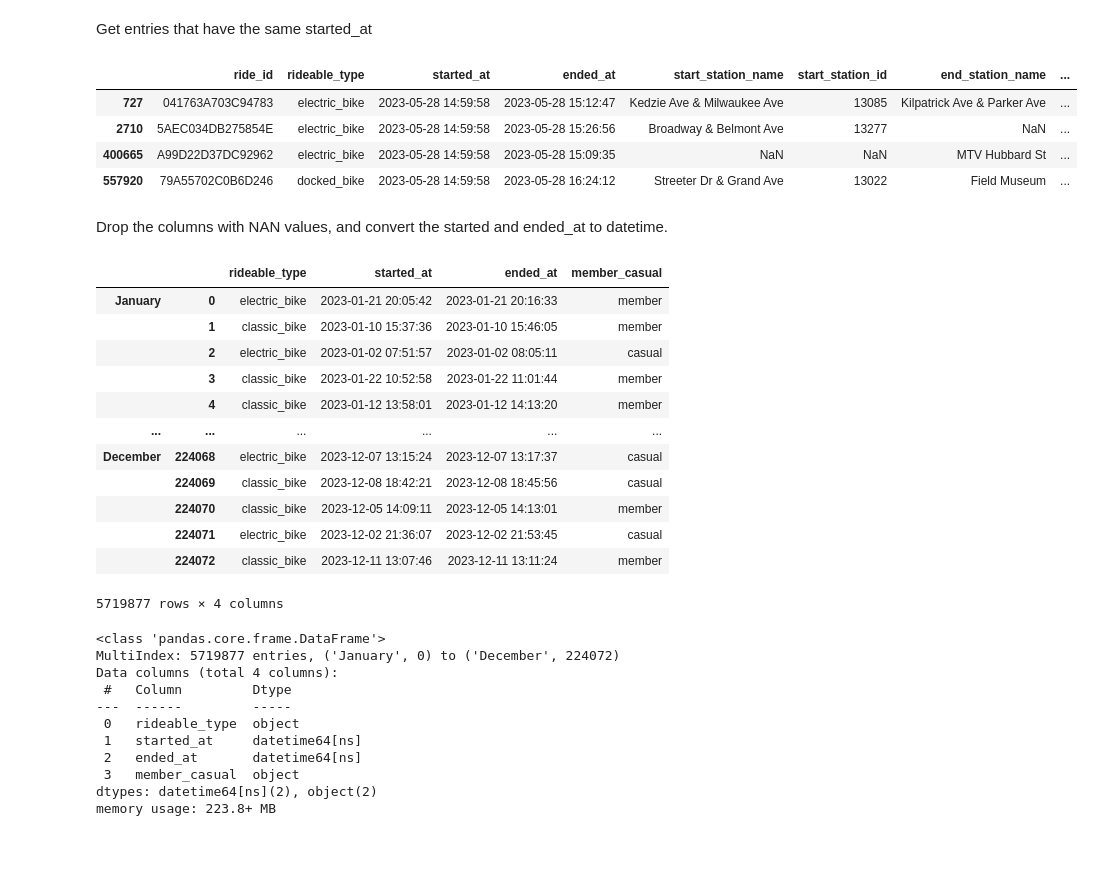
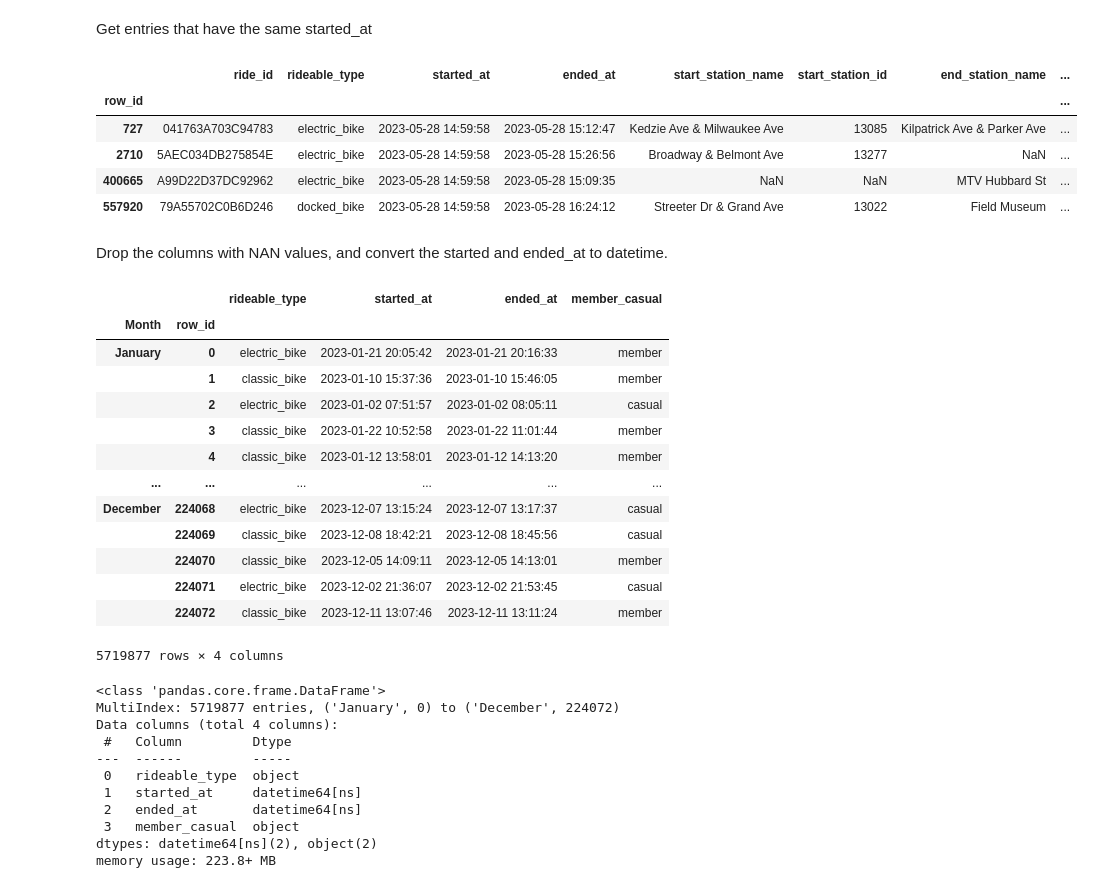
Before and after one commit to SummerKassem/BikeShareCS, a Jupyter notebook: Code/bike_share_analysis.ipynb, the cells around one changed output. Cells and saved outputs as stored; diff of their text form; code cells hidden in the pictures; blank space fills up the shorter version.

Commit message:
finished multi-index
finished repeating all steps using multi-index. finished mean, max. Next is mode

```diff
--- a/Code/bike_share_analysis.ipynb
+++ b/Code/bike_share_analysis.ipynb
@@ -40,6 +41,8 @@ def read_data(dir):
     # reorder DFs so that they have the right order
     all_data = all_data.reorder_levels(order=[0, 1]).loc[month_order]
 
+    all_data.index.names = ['Month', 'row_id']
+
     return all_data
 # %%
 #3
@@ -280,16 +286,17 @@ Get entries that have the same started_at
 # %%
 #12
 # this is a series of flags, True if unique, False if there exists another entry like this one
 duplicated_flags = original_data.loc["May"].started_at.duplicated()
 # use the flags to retrieve entries where duplicated == True
 get_duplicates = original_data.loc["May"][duplicated_flags]
 # get the started_at time for first row in the duplicates
 first_duplicate = get_duplicates.iloc[0].started_at
 # find the rest of the entries that match the same started_at as the first one retrieved from the duplicates
 matching_duplicates = original_data.loc["May"][original_data.loc["May"].started_at == first_duplicate]
-matching_duplicates = original_data.loc["May"][original_data.loc["May"].started_at == first_duplicate]
+matching_duplicates
 # %% [output]
 |  | ride_id | rideable_type | started_at | ended_at | start_station_name | start_station_id | end_station_name | ... |
+| row_id |  |  |  |  |  |  |  | ... |
 | 727 | 041763A703C94783 | electric_bike | 2023-05-28 14:59:58 | 2023-05-28 15:12:47 | Kedzie Ave & Milwaukee Ave | 13085 | Kilpatrick Ave & Parker Ave | ... |
 | 2710 | 5AEC034DB275854E | electric_bike | 2023-05-28 14:59:58 | 2023-05-28 15:26:56 | Broadway & Belmont Ave | 13277 | NaN | ... |
 | 400665 | A99D22D37DC92962 | electric_bike | 2023-05-28 14:59:58 | 2023-05-28 15:09:35 | NaN | NaN | MTV Hubbard St | ... |
@@ -321,6 +328,7 @@ cleaned_data1
 #end_before_start
 # %% [output]
 |  |  | rideable_type | started_at | ended_at | member_casual |
+| Month | row_id |  |  |  |  |
 | January | 0 | electric_bike | 2023-01-21 20:05:42 | 2023-01-21 20:16:33 | member |
 |  | 1 | classic_bike | 2023-01-10 15:37:36 | 2023-01-10 15:46:05 | member |
 |  | 2 | electric_bike | 2023-01-02 07:51:57 | 2023-01-02 08:05:11 | casual |
```
Also changed, not shown: parts of 22 cells of this notebook, 11 other files.
